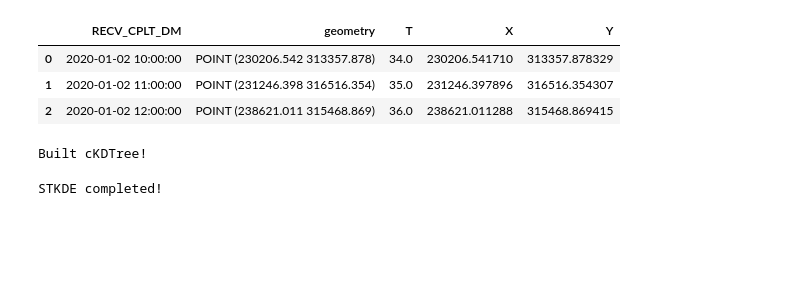
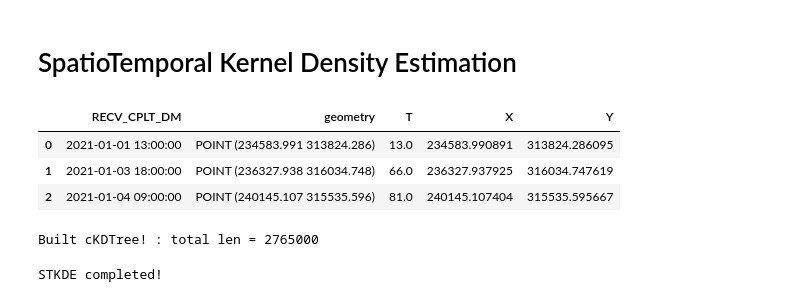
Before and after one commit to ddangchani/LocalSecurity_competition, a Jupyter notebook: STKDE.ipynb, the cells around one changed output. Cells and saved outputs as stored; diff of their text form; code cells hidden in the pictures; blank space fills up the shorter version.

```diff
--- a/STKDE.ipynb
+++ b/STKDE.ipynb
@@ -12,3 +1,5 @@ settings.py
+# %% [markdown]
+# SpatioTemporal Kernel Density Estimation
 # %%
 import math, os, sys
 import numpy as np
@@ -33,30 +24,32 @@ sett.p3 = float(parameters['p3'])	# p3 = spatial resolution(meter)
 sett.p4 = int(parameters['p4'])	    # p4 = temporal resolution(hour)
 # %%
 # Load Data
-df = gpd.read_file('data/gdf_crime_full.gpkg')
+df = gpd.read_file('data/gdf_crime_DJ.gpkg')
 df = df.to_crs(epsg=5181) # 좌표계 m단위로 변경
 df = df[['RECV_CPLT_DM', 'geometry']]
 df.RECV_CPLT_DM = df.RECV_CPLT_DM.dt.to_period('H')
 df.RECV_CPLT_DM = df.RECV_CPLT_DM.dt.to_timestamp()
 
 # data에 time index 찾아 넣기(기준시점으로부터 시간)
 
 df['T'] = 0.0
 for i in range(len(df)):
     # 2021년 1월 1일 0시 기준
-    delta = df.RECV_CPLT_DM[i] - pd.Timestamp(2020, 1, 1, 0)
+    delta = df.RECV_CPLT_DM[i] - pd.Timestamp(2021, 1, 1, 0)
     df.iat[i, 2] = delta / pd.Timedelta(hours=1)
 
 # X, Y 좌표 추출
 df['X'] = df.geometry.x
 df['Y'] = df.geometry.y
 
 df.head(3) # print example dataset
+
+# df.to_csv('STKDE/data.csv', index=False)
 # %% [output]
 |  | RECV_CPLT_DM | geometry | T | X | Y |
-| 0 | 2020-01-02 10:00:00 | POINT (230206.542 313357.878) | 34.0 | 230206.541710 | 313357.878329 |
-| 1 | 2020-01-02 11:00:00 | POINT (231246.398 316516.354) | 35.0 | 231246.397896 | 316516.354307 |
-| 2 | 2020-01-02 12:00:00 | POINT (238621.011 315468.869) | 36.0 | 238621.011288 | 315468.869415 |
+| 0 | 2021-01-01 13:00:00 | POINT (234583.991 313824.286) | 13.0 | 234583.990891 | 313824.286095 |
+| 1 | 2021-01-03 18:00:00 | POINT (236327.938 316034.748) | 66.0 | 236327.937925 | 316034.747619 |
+| 2 | 2021-01-04 09:00:00 | POINT (240145.107 315535.596) | 81.0 | 240145.107404 | 315535.595667 |
 # %%
 # 각 벡터 분리
 inX = df['X']
@@ -116,7 +88,7 @@ ttree = spatial.cKDTree(inT)
 sList = stree.query_ball_point(xyGrid, r=sett.p1)
 tList = ttree.query_ball_point(tGrid, r=sett.p2)
 
-print('Built cKDTree!')
+print(f'Built cKDTree! : total len = {len(sList)*len(tList)}')
 # %% [output]
-Built cKDTree!
+Built cKDTree! : total len = 2765000
 # %%
```
Also changed, not shown: parts of 8 cells of this notebook, 20 other files.
